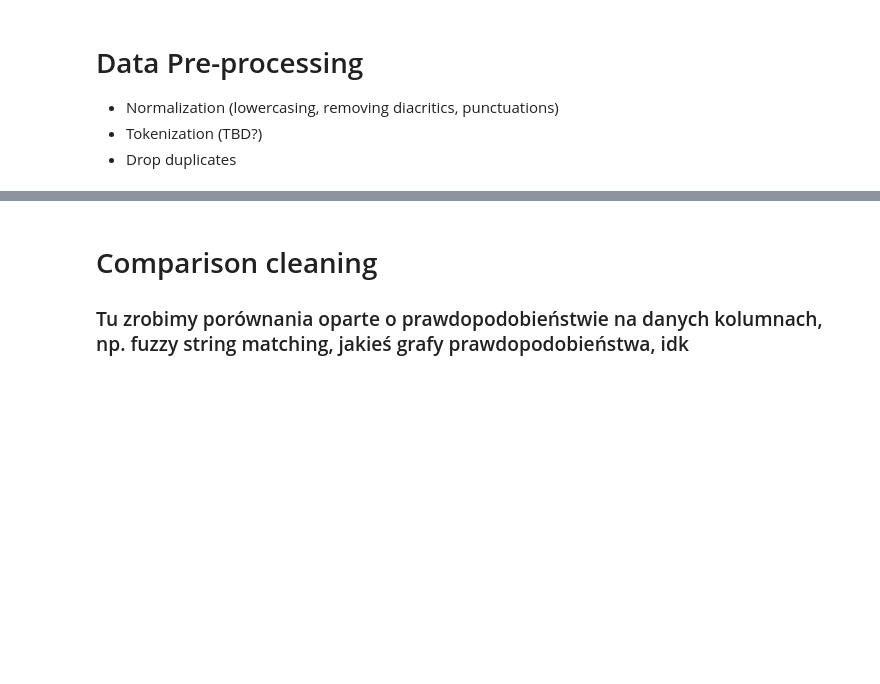
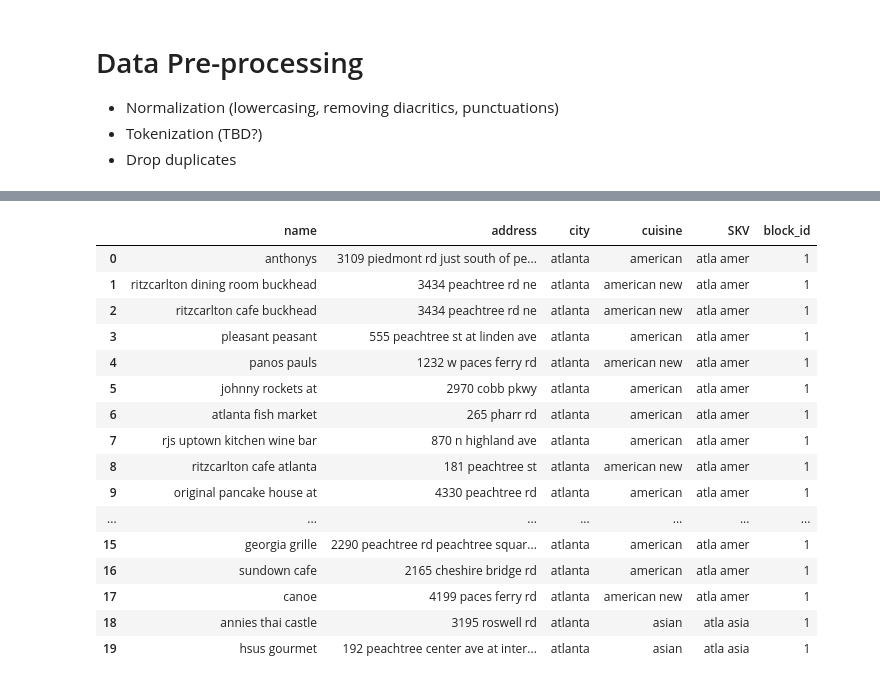
Before and after one commit to miszcz44/inzynierka_deduplikacja, a Jupyter notebook: data_pipeline/data_pipeline.ipynb, the cells around one changed output, grey strips where cells are left out. Saved outputs shown, nothing was run; the diff lists cells and outputs as text; code cells hidden in the pictures; blank space fills up the shorter version.

```diff
--- a/data_pipeline/data_pipeline.ipynb
+++ b/data_pipeline/data_pipeline.ipynb
@@ -360,3 +389,23 @@ shape: (9, 7)
-# %% [markdown]
-# Comparison cleaning
-### Tu zrobimy porównania oparte o prawdopodobieństwie na danych kolumnach, np. fuzzy string matching, jakieś grafy prawdopodobieństwa, idk
+# %%
+block_builder = BlockBuilding(preprocessed_data, method='sorted_neighborhood')
+block_builder.build_blocks(window_size=20, columns=['city', 'cuisine'], n_letters=4)
+block_builder.get_blocks()
+block_builder.display_block(1)
+# %% [output]
+|  | name | address | city | cuisine | SKV | block_id |
+| 0 | anthonys | 3109 piedmont rd just south of pe... | atlanta | american | atla amer | 1 |
+| 1 | ritzcarlton dining room buckhead | 3434 peachtree rd ne | atlanta | american new | atla amer | 1 |
+| 2 | ritzcarlton cafe buckhead | 3434 peachtree rd ne | atlanta | american new | atla amer | 1 |
+| 3 | pleasant peasant | 555 peachtree st at linden ave | atlanta | american | atla amer | 1 |
+| 4 | panos pauls | 1232 w paces ferry rd | atlanta | american new | atla amer | 1 |
+| 5 | johnny rockets at | 2970 cobb pkwy | atlanta | american | atla amer | 1 |
+| 6 | atlanta fish market | 265 pharr rd | atlanta | american | atla amer | 1 |
+| 7 | rjs uptown kitchen wine bar | 870 n highland ave | atlanta | american | atla amer | 1 |
+| 8 | ritzcarlton cafe atlanta | 181 peachtree st | atlanta | american new | atla amer | 1 |
+| 9 | original pancake house at | 4330 peachtree rd | atlanta | american | atla amer | 1 |
+| ... | ... | ... | ... | ... | ... | ... |
+| 15 | georgia grille | 2290 peachtree rd peachtree squar... | atlanta | american | atla amer | 1 |
+| 16 | sundown cafe | 2165 cheshire bridge rd | atlanta | american | atla amer | 1 |
+| 17 | canoe | 4199 paces ferry rd | atlanta | american new | atla amer | 1 |
+| 18 | annies thai castle | 3195 roswell rd | atlanta | asian | atla asia | 1 |
+| 19 | hsus gourmet | 192 peachtree center ave at inter... | atlanta | asian | atla asia | 1 |
```
Also changed, not shown: parts of 18 cells of this notebook, 2 other files.
